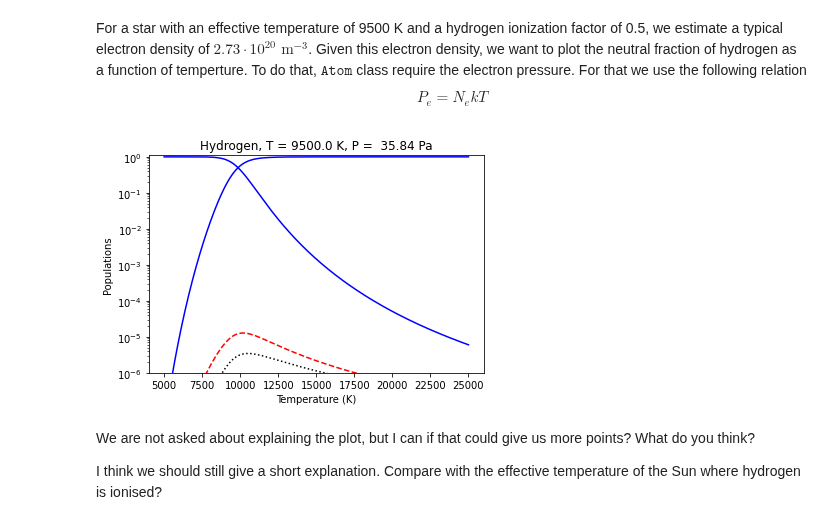
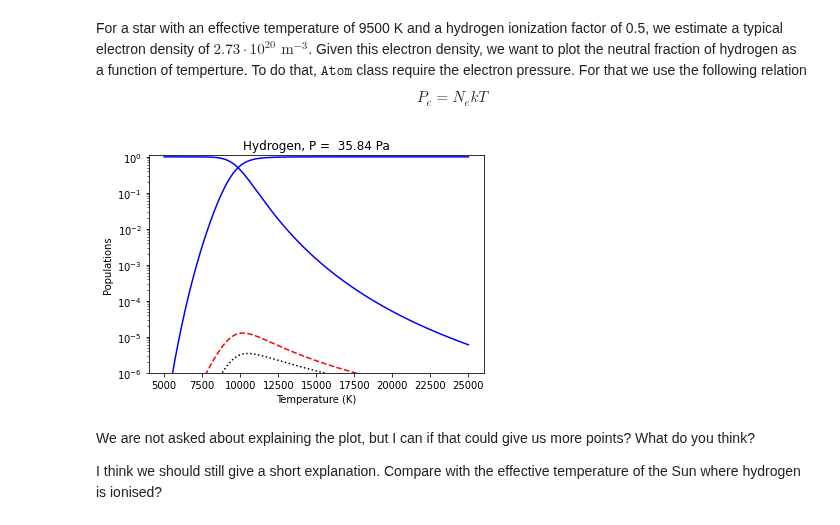
Before and after one commit to Rachelstiansen/AST4310, a Jupyter notebook: project work/project1/project1_student.ipynb, the cells around one changed output. Cells and saved outputs as stored; diff of their text form; code cells hidden in the pictures.

```diff
--- a/project work/project1/project1_student.ipynb
+++ b/project work/project1/project1_student.ipynb
@@ -178,10 +178,10 @@ $$
 # %%
 P_e = (N_e * constants.k_B * T).to('Pa')
 temperatures = np.linspace(5000, 25000, 500) * units.K
 h_atom.plot_payne(temperatures, P_e)
-plt.title(f'Hydrogen, T = {T}, P = {P_e[0]: .2f}');
+plt.title(f'Hydrogen, P = {P_e[0]: .2f}');
 # %% [output]
-[figure, old version]
+[figure, new version]
 # %% [markdown]
 We are not asked about explaining the plot, but I can if that could give us more points? What do you think?
 
```
Also changed, not shown: parts of 9 cells of this notebook.
